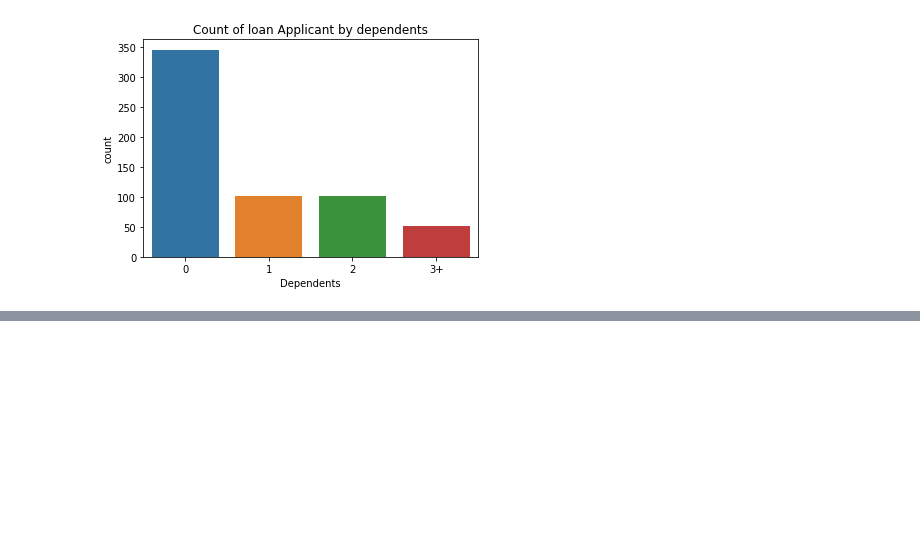
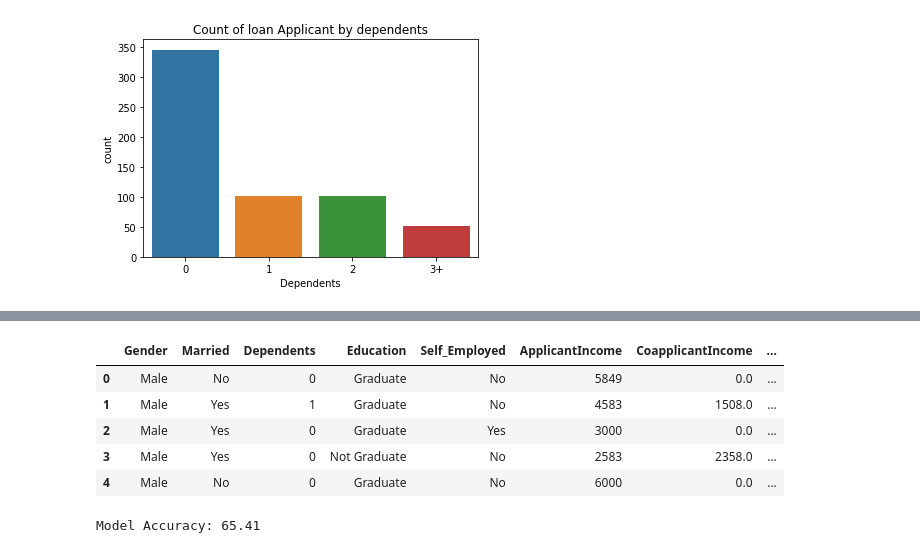
Before and after one commit to arnoldkiirya1/Business_Intelligence, a Jupyter notebook: Loan_Analysis_for_Standard_Bank.ipynb, the cells around one changed output, grey strips where cells are left out. Saved outputs shown, nothing was run; the diff lists cells and outputs as text; code cells hidden in the pictures; blank space fills up the shorter version.

```diff
--- a/Loan_Analysis_for_Standard_Bank.ipynb
+++ b/Loan_Analysis_for_Standard_Bank.ipynb
@@ -272,0 +338,12 @@ Text(0.5, 1.0, 'Count of loan Applicant by dependents')
+# %%
+#Matrix of features
+df = train.copy()
+df.drop(columns="Loan_ID", inplace = True)
+df.head()
+# %% [output]
+|  | Gender | Married | Dependents | Education | Self_Employed | ApplicantIncome | CoapplicantIncome | ... |
+| 0 | Male | No | 0 | Graduate | No | 5849 | 0.0 | ... |
+| 1 | Male | Yes | 1 | Graduate | No | 4583 | 1508.0 | ... |
+| 2 | Male | Yes | 0 | Graduate | Yes | 3000 | 0.0 | ... |
+| 3 | Male | Yes | 0 | Not Graduate | No | 2583 | 2358.0 | ... |
+| 4 | Male | No | 0 | Graduate | No | 6000 | 0.0 | ... |
@@ -272,0 +389,4 @@ Text(0.5, 1.0, 'Count of loan Applicant by dependents')
+# %%
+print('Model Accuracy:', round(accuracy_score(predictions_cf, y_test)*100,2))
+# %% [output]
+Model Accuracy: 65.41
```
Also changed, not shown: parts of 28 cells of this notebook.
